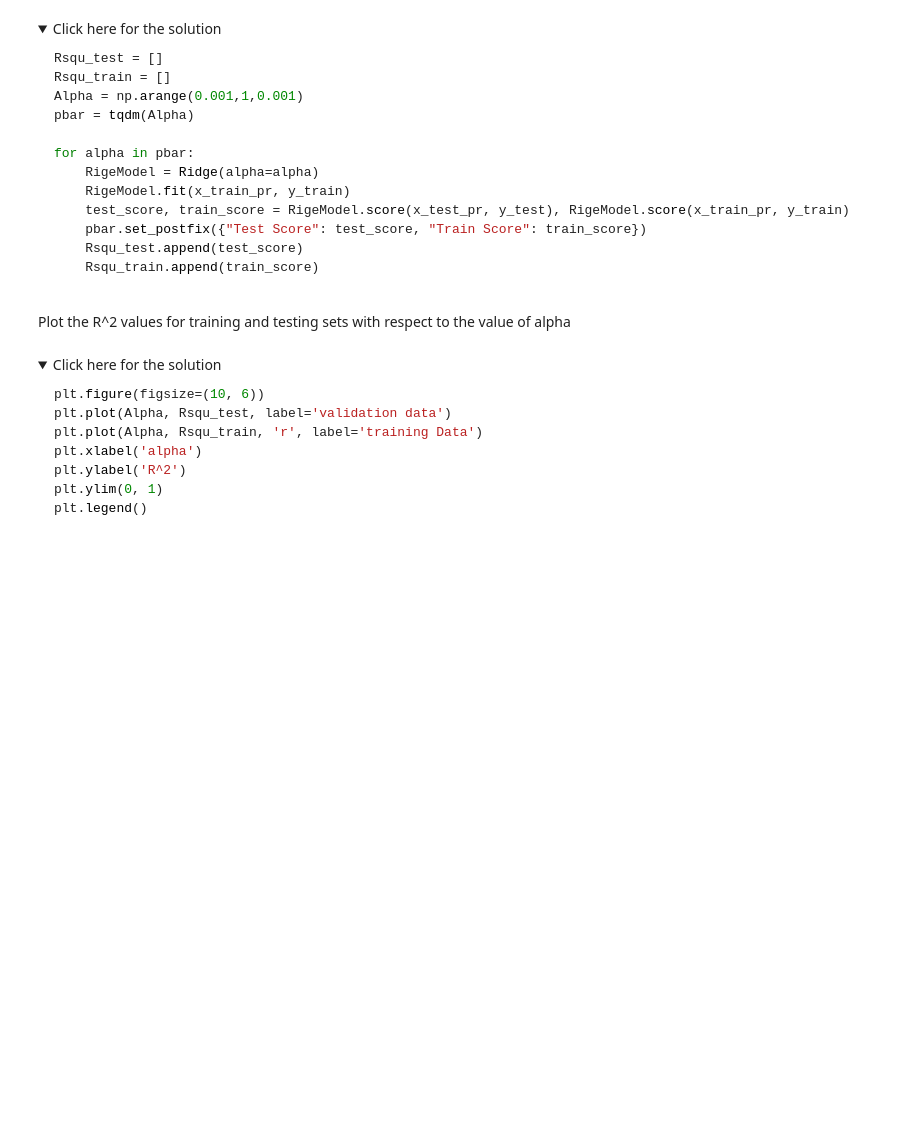
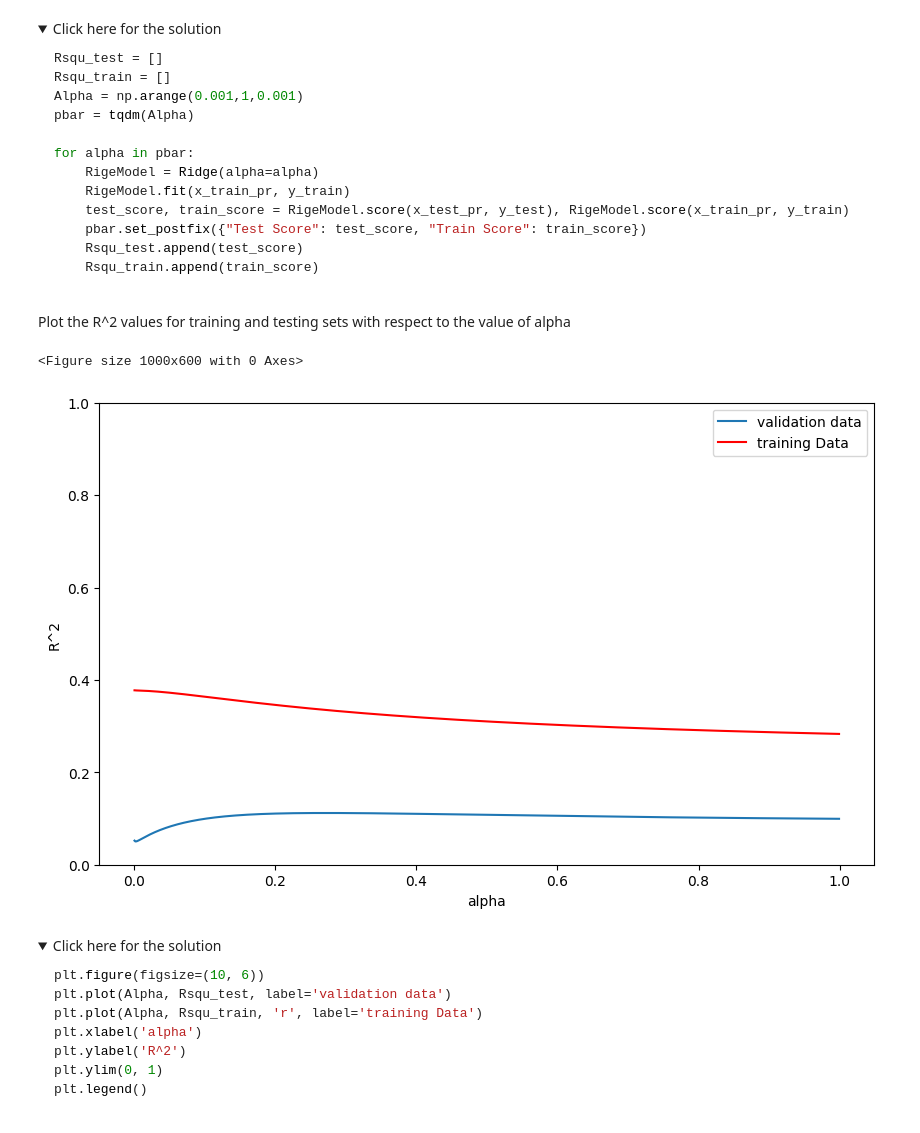
Before and after one commit to JP3000/learn-data-science, a Jupyter notebook: 04-data-analysis-with-python/DA0101EN-5.2-practice_model_evaluation/practice_model_evaluation.ipynb, the cells around one changed output. Drawn from its saved outputs; the diff is of its cells as text; code cells hidden in the pictures; folded sections open; blank space fills up the shorter version.

Commit message:
update data analysis project

```diff
--- a/04-data-analysis-with-python/DA0101EN-5.2-practice_model_evaluation/practice_model_evaluation.ipynb
+++ b/04-data-analysis-with-python/DA0101EN-5.2-practice_model_evaluation/practice_model_evaluation.ipynb
@@ -245,6 +245,9 @@ plt.title('R^2 Using Test Data')
 Now consider that you have multiple features, i.e. 'CPU_frequency', 'RAM_GB', 'Storage_GB_SSD', 'CPU_core','OS','GPU' and 'Category'. Create a polynomial feature model that uses all these parameters with degree=2. Also create the training and testing attribute sets.
 # %%
 # Write your code below and press Shift+Enter to execute
+pr = PolynomialFeatures(degree=2)
+x_train_pr = pr.fit_transform(x_train[['CPU_frequency', 'RAM_GB', 'Storage_GB_SSD', 'CPU_core','OS','GPU' and 'Category']])
+x_test_pr = pr.fit_transform(x_test[['CPU_frequency', 'RAM_GB', 'Storage_GB_SSD', 'CPU_core','OS','GPU' and 'Category']])
 # %% [markdown]
 <details><summary>Click here for the solution</summary>
 
@@ -260,6 +263,18 @@ Create a Ridge Regression model and evaluate it using values of the hyperparamet
 Create a list of all Ridge Regression R^2 scores for training and testing data.
 # %%
 # Write your code below and press Shift+Enter to execute
+Rsqu_test = []
+Rsqu_train = []
+Alpha = np.arange(0.001,1,0.001)
+pbar = tqdm(Alpha)
+
+for alpha in pbar:
+    RigeModel = Ridge(alpha=alpha)
+    RigeModel.fit(x_train_pr, y_train)
+    test_score, train_score = RigeModel.score(x_test_pr, y_test), RigeModel.score(x_train_pr, y_train)
+    pbar.set_description(f"Test Score: {test_score:.4f}, Train Score: {train_score:.4f}")
+    Rsqu_test.append(test_score)
+    Rsqu_train.append(train_score)
 # %% [markdown]
 <details><summary>Click here for the solution</summary>
 
@@ -283,6 +298,18 @@ for alpha in pbar:
 Plot the R^2 values for training and testing sets with respect to the value of alpha
 # %%
 # Write your code below and press Shift+Enter to execute
+plt.figure(figsize=(10, 6))
+plt.figure(figsize=(10, 6))
+plt.plot(Alpha, Rsqu_test, label='validation data')
+plt.plot(Alpha, Rsqu_train, 'r', label='training Data')
+plt.xlabel('alpha')
+plt.ylabel('R^2')
+plt.ylim(0, 1)
+plt.legend()
+plt.show()
+# %% [output]
+<Figure size 1000x600 with 0 Axes>
+[figure, added]
 # %% [markdown]
 <details><summary>Click here for the solution</summary>
 
```
Also changed, not shown: parts of 3 cells of this notebook, 5 other files.
